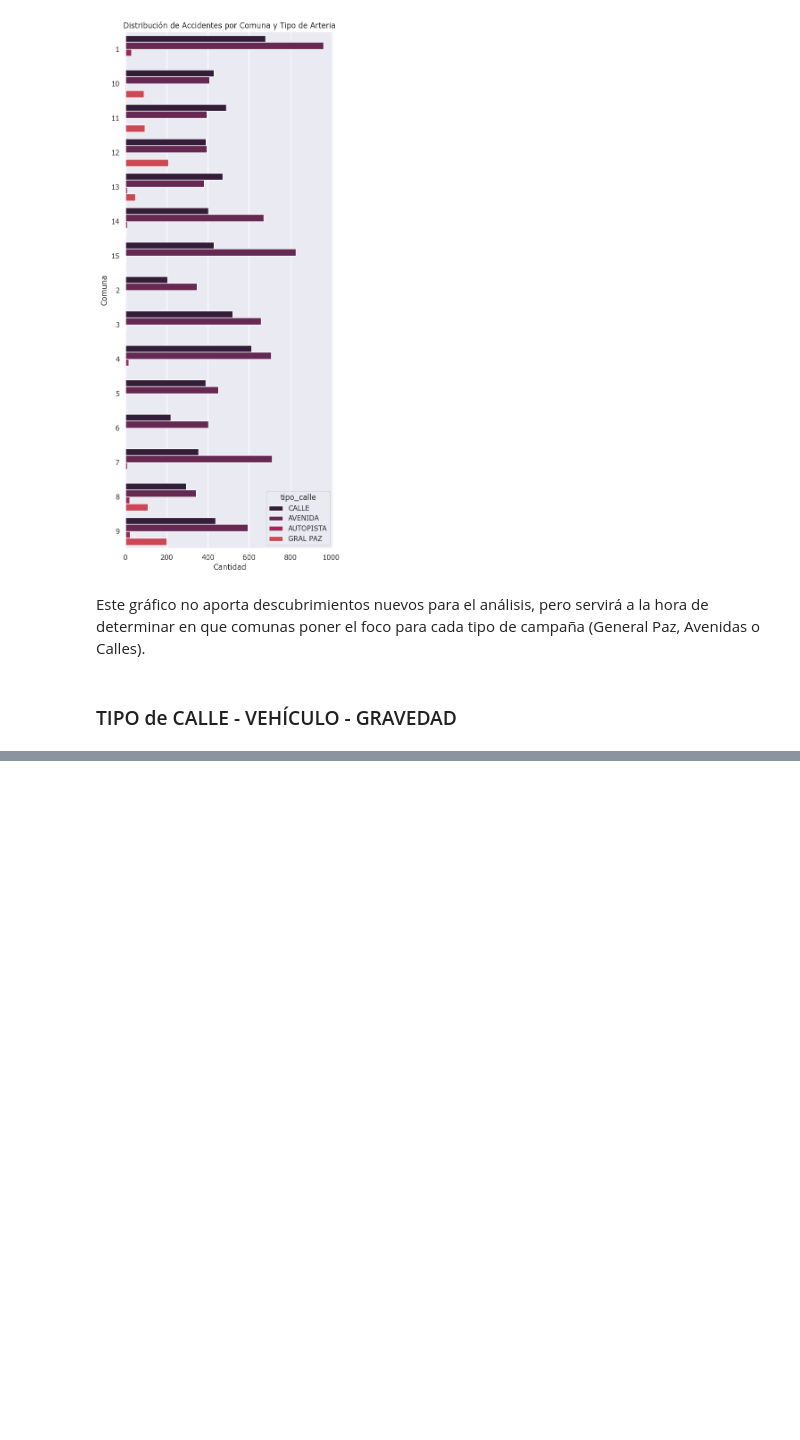
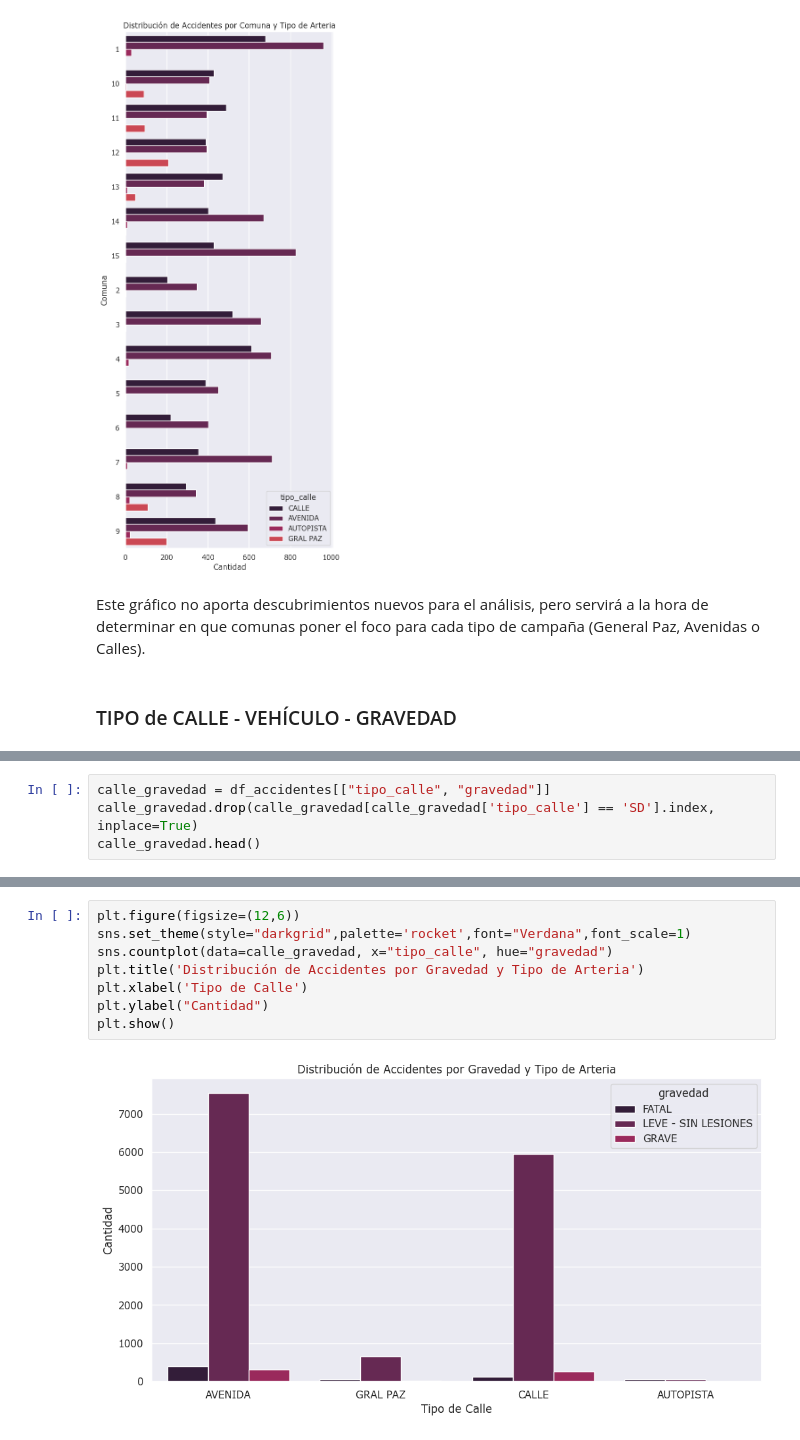
Before and after one commit to chelo1003/Henry_PI2_Accidentes, a Jupyter notebook: EDA/3_EDA_analisis.ipynb, the cells around one changed output, grey strips where cells are left out. Drawn from its saved outputs; the diff is of its cells as text; blank space fills up the shorter version.

```diff
--- a/EDA/3_EDA_analisis.ipynb
+++ b/EDA/3_EDA_analisis.ipynb
@@ -473,0 +486,4 @@ Este gráfico no aporta descubrimientos nuevos para el análisis, pero servirá
+# %%
+calle_gravedad = df_accidentes[["tipo_calle", "gravedad"]]
+calle_gravedad.drop(calle_gravedad[calle_gravedad['tipo_calle'] == 'SD'].index, inplace=True)
+calle_gravedad.head()
@@ -473,0 +501,10 @@ Este gráfico no aporta descubrimientos nuevos para el análisis, pero servirá
+# %%
+plt.figure(figsize=(12,6))
+sns.set_theme(style="darkgrid",palette='rocket',font="Verdana",font_scale=1)
+sns.countplot(data=calle_gravedad, x="tipo_calle", hue="gravedad")
+plt.title('Distribución de Accidentes por Gravedad y Tipo de Arteria')
+plt.xlabel('Tipo de Calle')
+plt.ylabel("Cantidad")
+plt.show()
+# %% [output]
+[figure, added]
```
Also changed, not shown: parts of 32 cells of this notebook.
